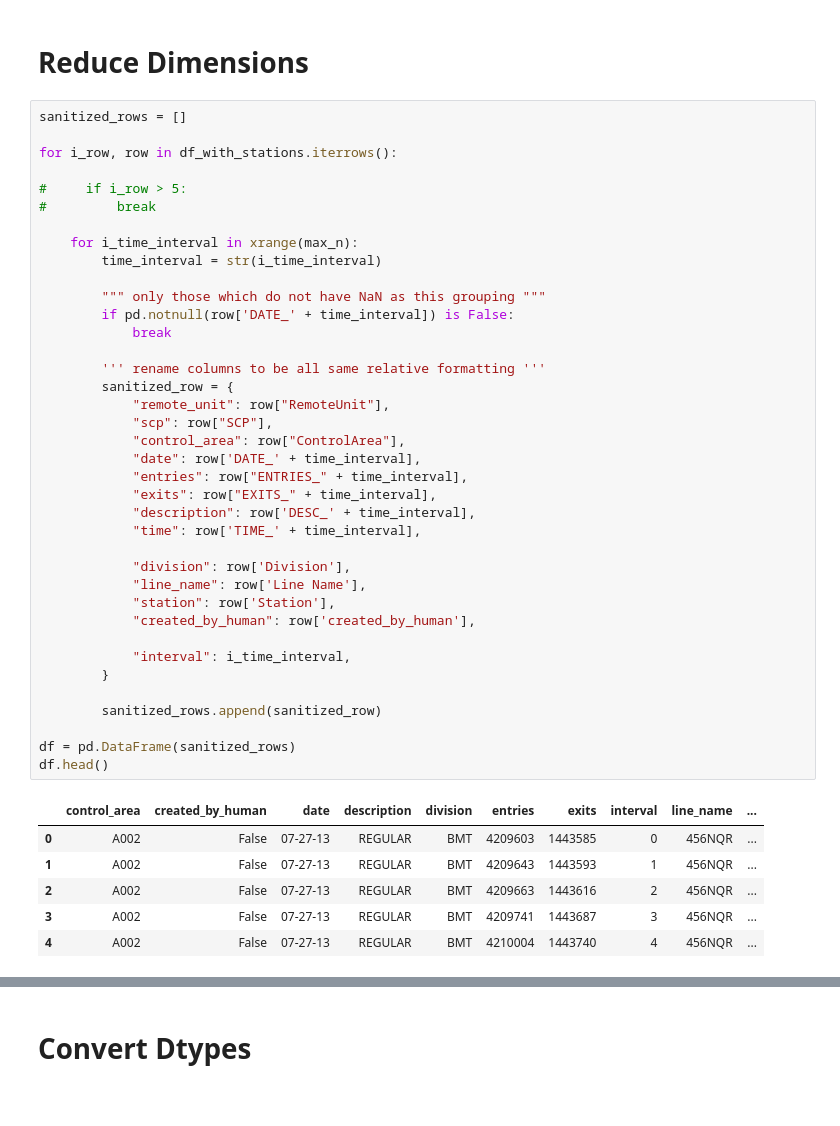
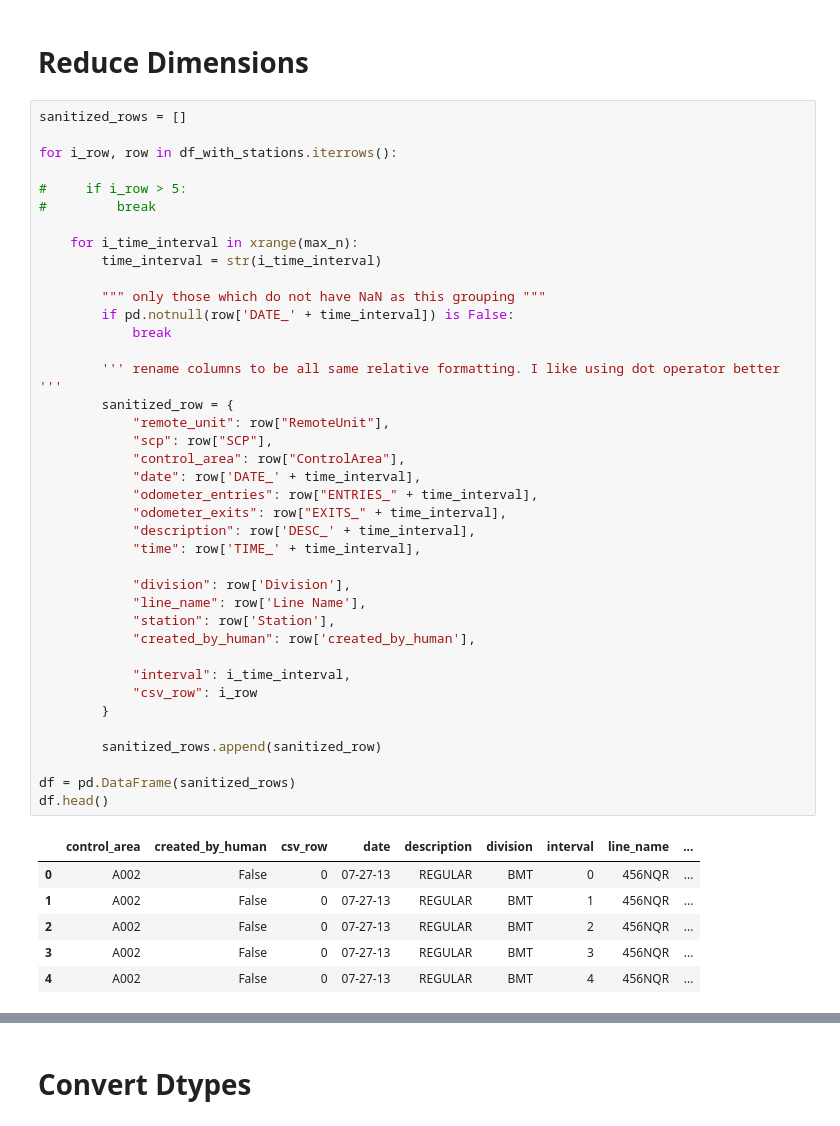
Before and after one commit to JonahJ/nyc-turnstyle, a Jupyter notebook: August 1 Analysis.ipynb, the cells around one changed output, grey strips where cells are left out. Cells and saved outputs as stored; diff of their text form.

```diff
--- a/August 1 Analysis.ipynb
+++ b/August 1 Analysis.ipynb
@@ -434,42 +455,43 @@ for i_row, row in df_with_stations.iterrows():
 #         break
 
     for i_time_interval in xrange(max_n):
         time_interval = str(i_time_interval)
 
         """ only those which do not have NaN as this grouping """
         if pd.notnull(row['DATE_' + time_interval]) is False:
             break
 
-        ''' rename columns to be all same relative formatting '''
+        ''' rename columns to be all same relative formatting. I like using dot operator better '''
         sanitized_row = {
             "remote_unit": row["RemoteUnit"],
             "scp": row["SCP"],
             "control_area": row["ControlArea"],
             "date": row['DATE_' + time_interval],
-            "entries": row["ENTRIES_" + time_interval],
-            "exits": row["EXITS_" + time_interval],
+            "odometer_entries": row["ENTRIES_" + time_interval],
+            "odometer_exits": row["EXITS_" + time_interval],
             "description": row['DESC_' + time_interval],
             "time": row['TIME_' + time_interval],
 
             "division": row['Division'],
             "line_name": row['Line Name'],
             "station": row['Station'],
             "created_by_human": row['created_by_human'],
 
             "interval": i_time_interval,
+            "csv_row": i_row
         }
 
         sanitized_rows.append(sanitized_row)
 
 df = pd.DataFrame(sanitized_rows)
 df.head()
 # %% [output]
-|  | control_area | created_by_human | date | description | division | entries | exits | interval | line_name | ... |
-| 0 | A002 | False | 07-27-13 | REGULAR | BMT | 4209603 | 1443585 | 0 | 456NQR | ... |
-| 1 | A002 | False | 07-27-13 | REGULAR | BMT | 4209643 | 1443593 | 1 | 456NQR | ... |
-| 2 | A002 | False | 07-27-13 | REGULAR | BMT | 4209663 | 1443616 | 2 | 456NQR | ... |
-| 3 | A002 | False | 07-27-13 | REGULAR | BMT | 4209741 | 1443687 | 3 | 456NQR | ... |
-| 4 | A002 | False | 07-27-13 | REGULAR | BMT | 4210004 | 1443740 | 4 | 456NQR | ... |
+|  | control_area | created_by_human | csv_row | date | description | division | interval | line_name | ... |
+| 0 | A002 | False | 0 | 07-27-13 | REGULAR | BMT | 0 | 456NQR | ... |
+| 1 | A002 | False | 0 | 07-27-13 | REGULAR | BMT | 1 | 456NQR | ... |
+| 2 | A002 | False | 0 | 07-27-13 | REGULAR | BMT | 2 | 456NQR | ... |
+| 3 | A002 | False | 0 | 07-27-13 | REGULAR | BMT | 3 | 456NQR | ... |
+| 4 | A002 | False | 0 | 07-27-13 | REGULAR | BMT | 4 | 456NQR | ... |
 # %%
 df.describe()
 # %% [output]
```
Also changed, not shown: parts of 45 cells of this notebook, 1 other file.
